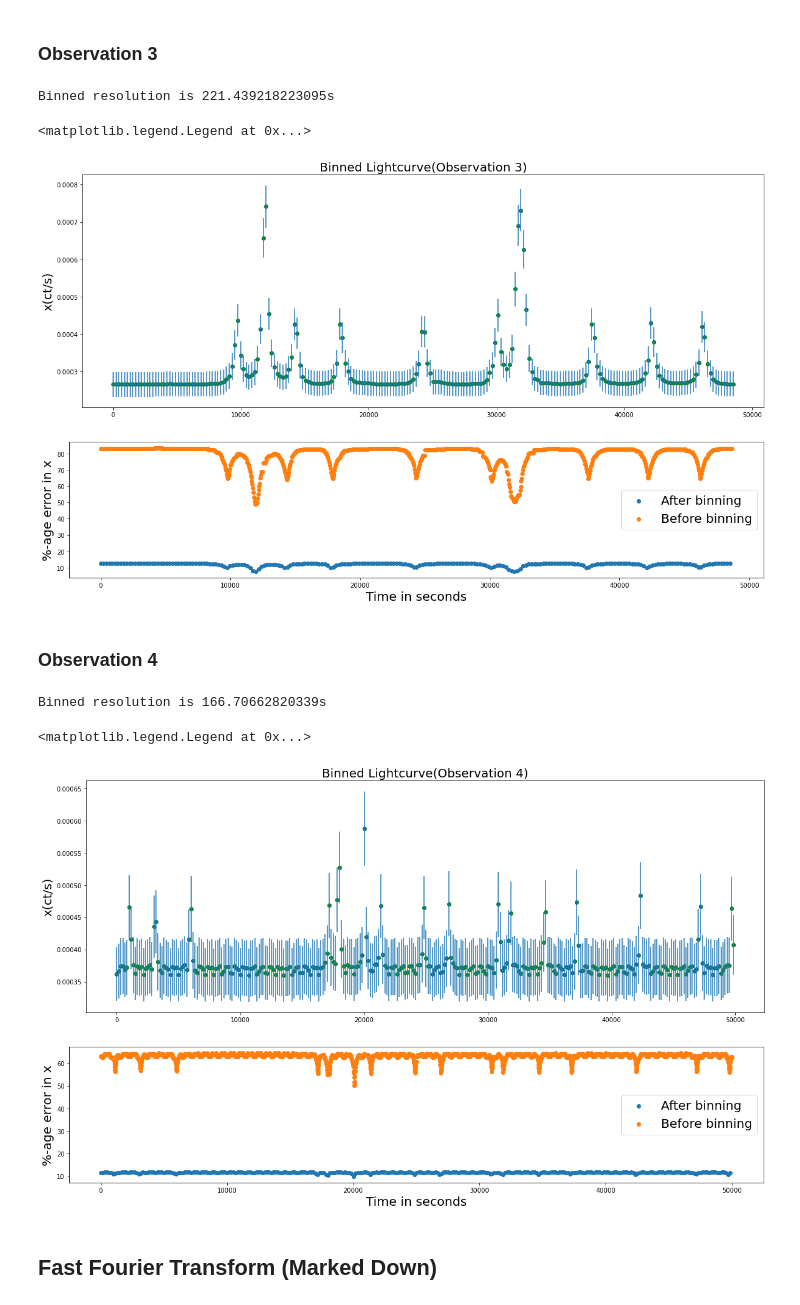
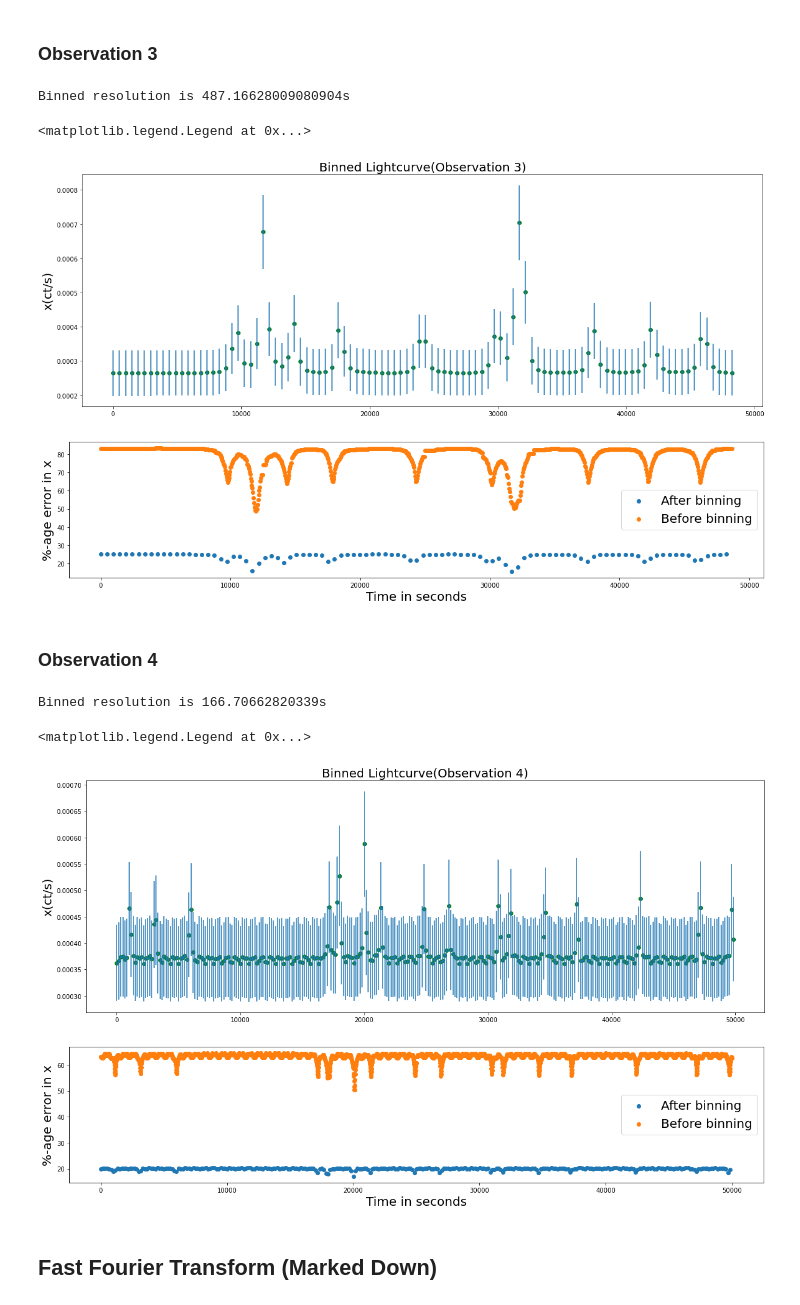
Before and after one commit to Samrat0512/IIST-MS-Project, a Jupyter notebook: Lightcurves/source_6/ACIS_Broad_Band.ipynb, the cells around one changed output. Drawn from its saved outputs; the diff is of its cells as text; code cells hidden in the pictures.

```diff
--- a/Lightcurves/source_6/ACIS_Broad_Band.ipynb
+++ b/Lightcurves/source_6/ACIS_Broad_Band.ipynb
@@ -151,7 +151,7 @@ plt.legend(fontsize = 15)
 ### Observation 1
 # %%
 n_total_b_1 = 2800 #Total data points
-n_bin_b_1 = 280 #Number of bins
+n_bin_b_1 = 100 #Number of bins
 bin_size_b_1 = int(n_total_b_1/n_bin_b_1) #Bin size in units of data points
 binned_resolution_b_1 = bin_size_b_1*resolution_b_1
 print(f'Binned resolution is {binned_resolution_b_1}s')
@@ -169,7 +169,7 @@ for i in range(n_bin_b_1):
         cr_binned_b_1[i] += count_rate_b_1[j+i*bin_size_b_1]/bin_size_b_1
         #summing square errors
         sum_err_sq += count_rate_err_b_1[j+i*bin_size_b_1]**2
-    err_binned_b_1[i] = (sum_err_sq/n_bin_b_1)**0.5
+    err_binned_b_1[i] = (sum_err_sq/bin_size_b_1**2)**0.5
 
 #Percentage error before and after binning
 err_percent_binned_b_1 = []
@@ -227,7 +227,7 @@ Binned resolution is 166.76075518131s
 ### Observation 3
 # %%
 n_total_b_3 = 1100 #Total data points(Truncated)
-n_bin_b_3 = 220 #Number of bins
+n_bin_b_3 = 100 #Number of bins
 bin_size_b_3 = int(n_total_b_3/n_bin_b_3) #Bin size in units of data points
 binned_resolution_b_3 = bin_size_b_3*resolution_b_3
 print(f'Binned resolution is {binned_resolution_b_3}s')
@@ -245,7 +245,7 @@ for i in range(n_bin_b_3):
             cr_binned_b_3[i] += count_rate_b_3[j+i*bin_size_b_3]/bin_size_b_3
             #summing square errors
             sum_err_sq += count_rate_err_b_3[j+i*bin_size_b_3]**2
-        err_binned_b_3[i] = (sum_err_sq/n_bin_b_3)**0.5
+        err_binned_b_3[i] = (sum_err_sq/bin_size_b_3**2)**0.5
 
 #Percentage error before and after binning
 err_percent_binned_b_3 = []
@@ -267,10 +267,10 @@ plt.ylabel('%-age error in x', fontsize = 20)
 plt.xlabel('Time in seconds', fontsize = 20)
 plt.legend(fontsize = 20)
 # %% [output]
-Binned resolution is 221.439218223095s
+Binned resolution is 487.16628009080904s
 <matplotlib.legend.Legend at 0x...>
-[figure, old version]
+[figure, new version]
-[figure, old version]
+[figure, new version]
 # %% [markdown]
 ### Observation 4
 # %%
@@ -290,36 +290,36 @@ for i in range(n_bin_b_4):
     sum_err_sq = 0
     for j in range((bin_size_b_4)):
         #summing all the counts
         cr_binned_b_4[i] += count_rate_b_4[j+i*bin_size_b_4]/bin_size_b_4
         #summing square errors
         sum_err_sq += count_rate_err_b_4[j+i*bin_size_b_4]**2
-    err_binned_b_4[i] = (sum_err_sq/n_bin_b_4)**0.5
+    err_binned_b_4[i] = (sum_err_sq/bin_size_b_4**2)**0.5
 
 #Percentage error before and after binning
 err_percent_binned_b_4 = []
 err_percent_b_4 = []
 for i in range(n_bin_b_4):
     err_percent_binned_b_4.append((err_binned_b_4[i]/cr_binned_b_4[i])*100)
 for i in range(n_total_b_4):
     err_percent_b_4.append((count_rate_err_b_4[i]/count_rate_b_4[i])*100)
 
 plt.figure(figsize = [20,7], facecolor = 'w')
 plt.scatter(t_binned_b_4,cr_binned_b_4,c='green')
 plt.errorbar(t_binned_b_4, cr_binned_b_4, err_binned_b_4,fmt = '.')
 plt.title('Binned Lightcurve(Observation 4)', fontsize = 20)
 plt.ylabel('x(ct/s)', fontsize = 20)
 plt.figure(figsize = [20,4], facecolor = 'w')
 plt.scatter(t_binned_b_4,err_percent_binned_b_4, label = 'After binning')
 plt.scatter(dt_b_4[:n_total_b_4],err_percent_b_4, label = 'Before binning')
 #plt.ylim(9.3,11)
 plt.ylabel('%-age error in x', fontsize = 20)
 plt.xlabel('Time in seconds', fontsize = 20)
 plt.legend(fontsize = 20)
 # %% [output]
 Binned resolution is 166.70662820339s
 <matplotlib.legend.Legend at 0x...>
-[figure, old version]
+[figure, new version]
-[figure, old version]
+[figure, new version]
 # %% [markdown]
 ## Fast Fourier Transform (Marked Down)
 # %% [markdown]
```
Also changed, not shown: parts of 14 cells of this notebook.
